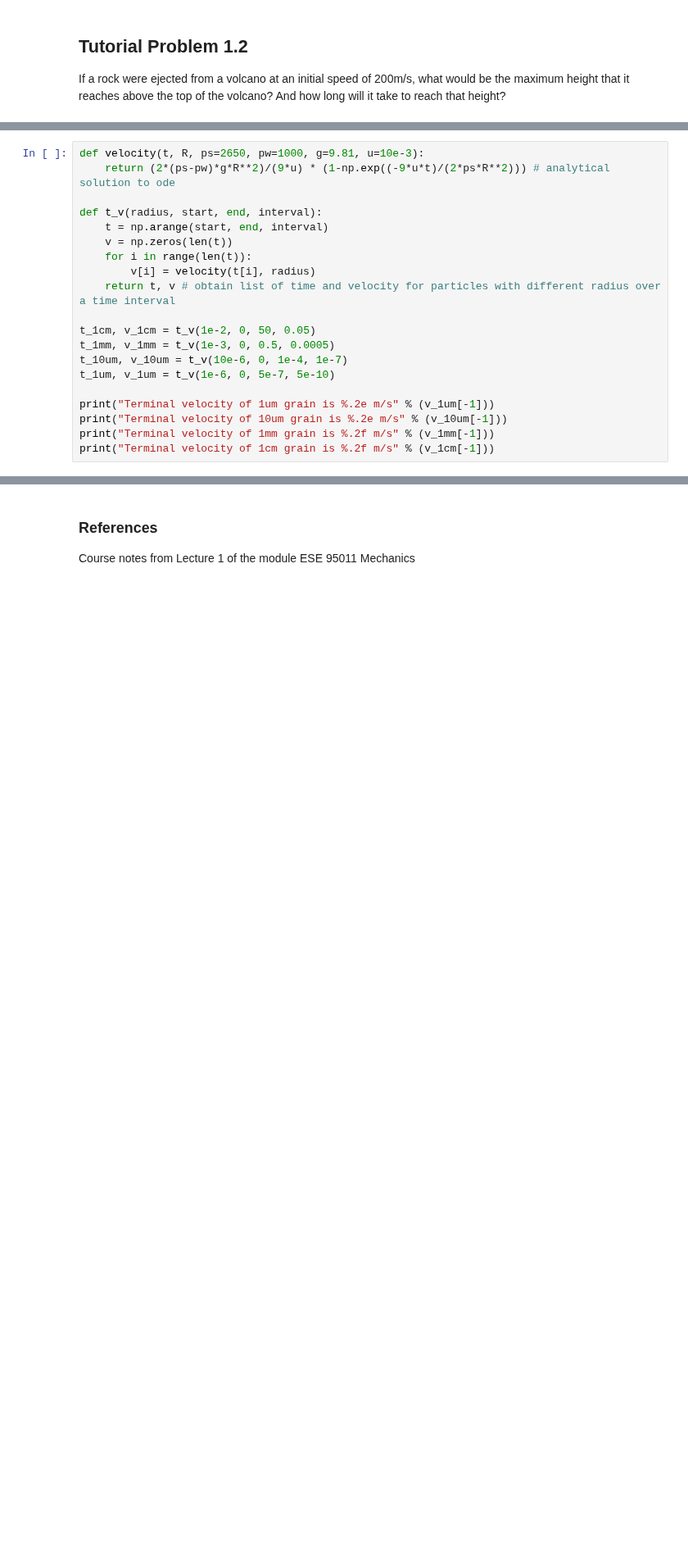
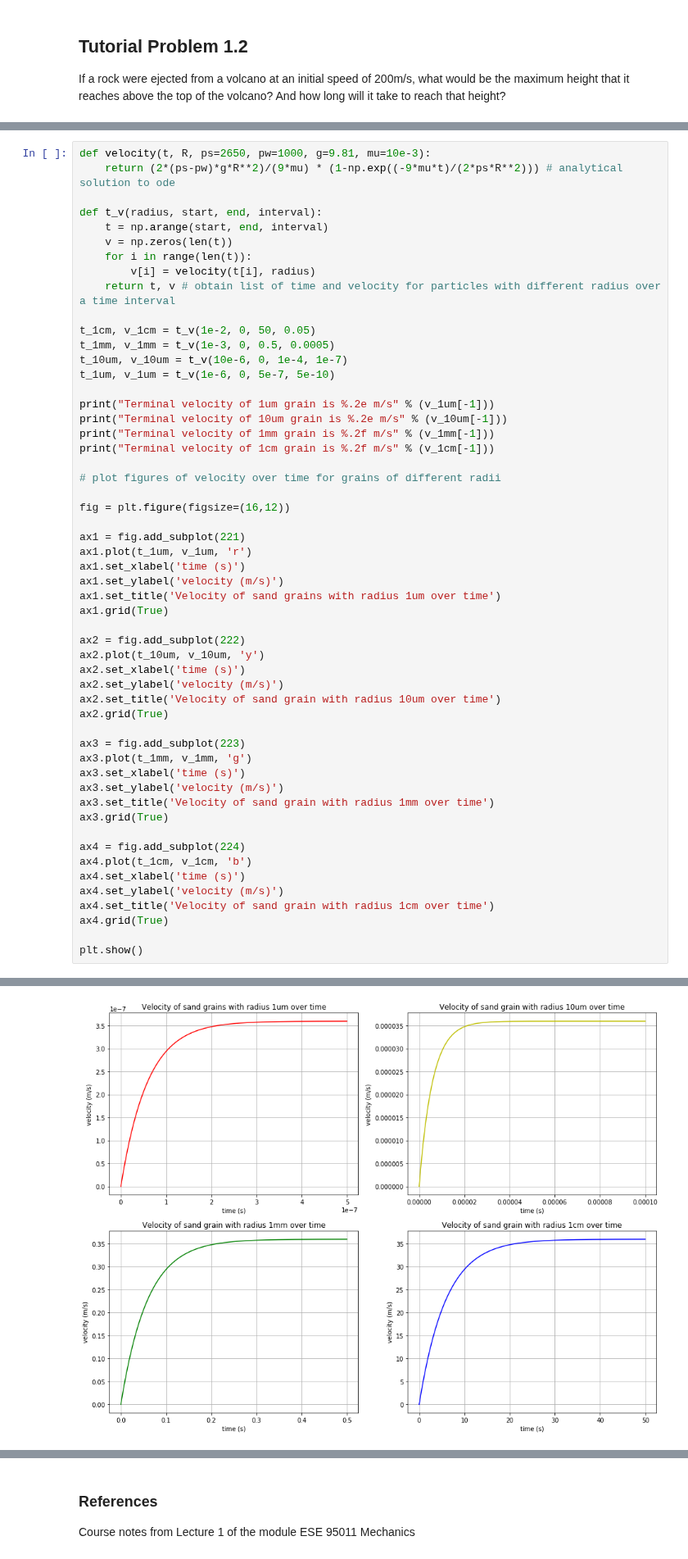
Before and after one commit to primer-computational-mathematics/book, a Jupyter notebook: a_modules/mechanics/1_Motion_in_1D.ipynb, the cells around one changed output, grey strips where cells are left out. Shown at 82% size. Cells and saved outputs as stored; diff of their text form; blank space fills up the shorter version.

```diff
--- a/a_modules/mechanics/1_Motion_in_1D.ipynb
+++ b/a_modules/mechanics/1_Motion_in_1D.ipynb
@@ -230,25 +240,60 @@ As $t\to \infty$, $v\to \frac{2(\rho_s-\rho_w)gR^2}{9\mu}$, which is the termina
 # %%
-def velocity(t, R, ps=2650, pw=1000, g=9.81, u=10e-3):
-    return (2*(ps-pw)*g*R**2)/(9*u) * (1-np.exp((-9*u*t)/(2*ps*R**2))) # analytical solution to ode
+def velocity(t, R, ps=2650, pw=1000, g=9.81, mu=10e-3):
+    return (2*(ps-pw)*g*R**2)/(9*mu) * (1-np.exp((-9*mu*t)/(2*ps*R**2))) # analytical solution to ode
 
 def t_v(radius, start, end, interval):
     t = np.arange(start, end, interval)
     v = np.zeros(len(t))
     for i in range(len(t)):
         v[i] = velocity(t[i], radius)
     return t, v # obtain list of time and velocity for particles with different radius over a time interval
 
 t_1cm, v_1cm = t_v(1e-2, 0, 50, 0.05)
 t_1mm, v_1mm = t_v(1e-3, 0, 0.5, 0.0005)
 t_10um, v_10um = t_v(10e-6, 0, 1e-4, 1e-7)
 t_1um, v_1um = t_v(1e-6, 0, 5e-7, 5e-10)
 
 print("Terminal velocity of 1um grain is %.2e m/s" % (v_1um[-1]))
 print("Terminal velocity of 10um grain is %.2e m/s" % (v_10um[-1]))
 print("Terminal velocity of 1mm grain is %.2f m/s" % (v_1mm[-1]))
 print("Terminal velocity of 1cm grain is %.2f m/s" % (v_1cm[-1]))
+
+# plot figures of velocity over time for grains of different radii
+
+fig = plt.figure(figsize=(16,12))
+
+ax1 = fig.add_subplot(221)
+ax1.plot(t_1um, v_1um, 'r')
+ax1.set_xlabel('time (s)')
+ax1.set_ylabel('velocity (m/s)')
+ax1.set_title('Velocity of sand grains with radius 1um over time')
+ax1.grid(True)
+
+ax2 = fig.add_subplot(222)
+ax2.plot(t_10um, v_10um, 'y')
+ax2.set_xlabel('time (s)')
+ax2.set_ylabel('velocity (m/s)')
+ax2.set_title('Velocity of sand grain with radius 10um over time')
+ax2.grid(True)
+
+ax3 = fig.add_subplot(223)
+ax3.plot(t_1mm, v_1mm, 'g')
+ax3.set_xlabel('time (s)')
+ax3.set_ylabel('velocity (m/s)')
+ax3.set_title('Velocity of sand grain with radius 1mm over time')
+ax3.grid(True)
+
+ax4 = fig.add_subplot(224)
+ax4.plot(t_1cm, v_1cm, 'b')
+ax4.set_xlabel('time (s)')
+ax4.set_ylabel('velocity (m/s)')
+ax4.set_title('Velocity of sand grain with radius 1cm over time')
+ax4.grid(True)
+
+plt.show()
 # %% [output]
 Terminal velocity of 1um grain is 3.60e-07 m/s
 Terminal velocity of 10um grain is 3.60e-05 m/s
 Terminal velocity of 1mm grain is 0.36 m/s
 Terminal velocity of 1cm grain is 35.96 m/s
+[figure, added]
```
Also changed, not shown: parts of 13 cells of this notebook, 18 other files.
